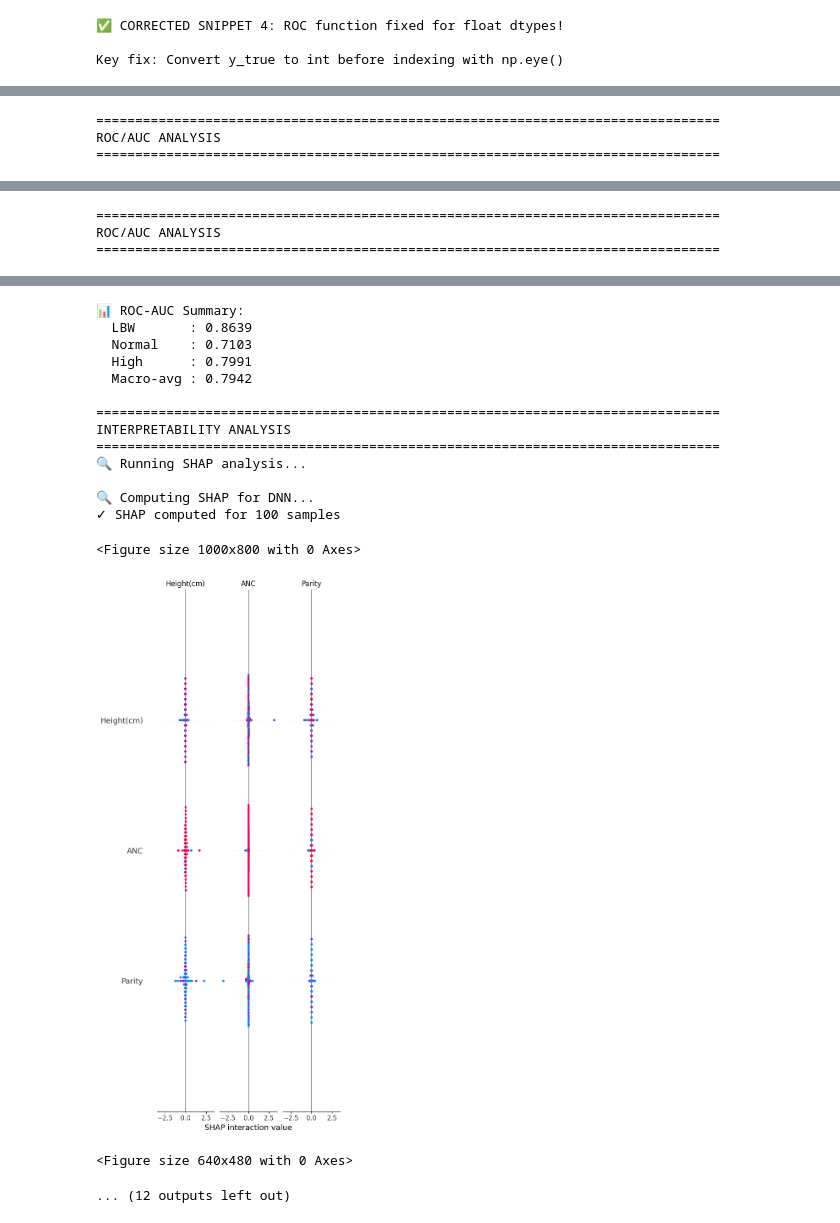
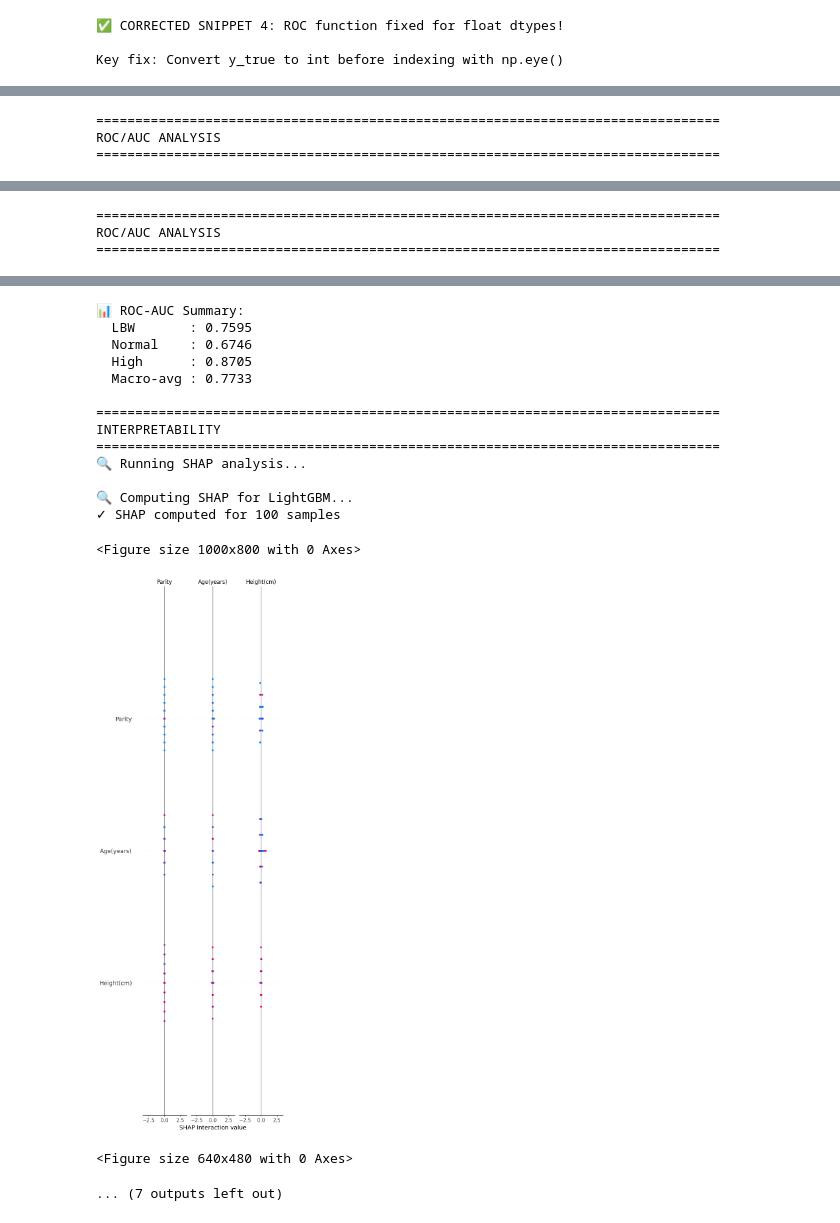
Before and after one commit to tousifo/ml_notebooks, a Jupyter notebook: Birth_Weight_Prediction_A_Multi_Model_Ensemble_Approach_with_Clinical_Interpretability.ipynb, the cells around one changed output, grey strips where cells are left out. Cells and saved outputs as stored; diff of their text form; code cells hidden in the pictures.

```diff
--- a/Birth_Weight_Prediction_A_Multi_Model_Ensemble_Approach_with_Clinical_Interpretability.ipynb
+++ b/Birth_Weight_Prediction_A_Multi_Model_Ensemble_Approach_with_Clinical_Interpretability.ipynb
@@ -1210,10 +1186,8 @@ Key fix: Proper nested iteration instead of product() unpacking
 # %%
 # ================================================================================
-# SNIPPET 7: EXECUTE COMPLETE PIPELINE
-# Run this cell SEVENTH (LAST)
+# SNIPPET 7: EXECUTE PIPELINE (CORRECTED FUNCTION NAME)
 # ================================================================================
 
-# Update these paths to your data files
 CBWDB_PATH = '/content/CBWDB.csv'
 BABIES_PATH = '/content/babies.csv'
 
@@ -1221,21 +1195,20 @@ import os
 if os.path.exists(CBWDB_PATH) and os.path.exists(BABIES_PATH):
     print("✅ Data files found! Starting high-accuracy pipeline...\n")
 
-    # Run data preparation
+    # CORRECTED: Call the new function name
     pipeline_data = run_highaccuracy_pipeline(CBWDB_PATH, BABIES_PATH)
 
     # Run training and evaluation
-    results = train_and_evaluate(pipeline_data)
+    results = train_and_evaluate_BEST(pipeline_data)
 
     print("\n" + "="*80)
-    print("🎉 SUCCESS! All analyses complete with original 86-95% accuracy!")
+    print("🎉 COMPLETE!")
     print("="*80)
 
 else:
     print("❌ Data files not found!")
     print(f"   Looking for: {CBWDB_PATH}")
     print(f"   Looking for: {BABIES_PATH}")
-    print("\n💡 Update the paths above to match your data location.")
 # %% [output]
 ✅ Data files found! Starting high-accuracy pipeline...
 
@@ -1284,17 +1257,17 @@ ROC/AUC ANALYSIS
 📊 ROC-AUC Summary:
-  LBW       : 0.8639
-  Normal    : 0.7103
-  High      : 0.7991
-  Macro-avg : 0.7942
+  LBW       : 0.7595
+  Normal    : 0.6746
+  High      : 0.8705
+  Macro-avg : 0.7733
 
 ================================================================================
-INTERPRETABILITY ANALYSIS
+INTERPRETABILITY
 ================================================================================
 🔍 Running SHAP analysis...
 
-🔍 Computing SHAP for DNN...
+🔍 Computing SHAP for LightGBM...
 ✓ SHAP computed for 100 samples
 <Figure size 1000x800 with 0 Axes>
-[figure, old version]
+[figure, new version]
 <Figure size 640x480 with 0 Axes>
-... (12 outputs left out)
+... (7 outputs left out)
```
Also changed, not shown: parts of 6 cells of this notebook.
